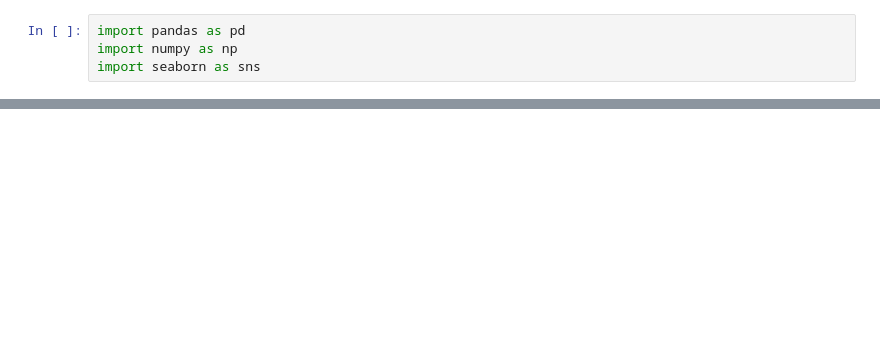
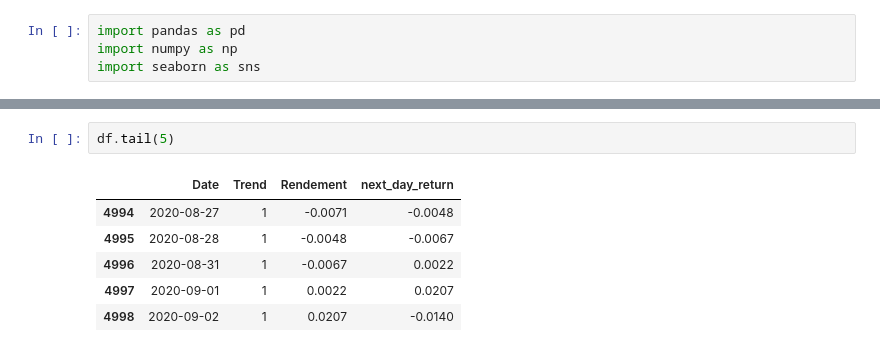
Before and after one commit to caladriusllc-code/caladrius-ml-learn, a Jupyter notebook: src/main.ipynb, the cells around one changed output, grey strips where cells are left out. Drawn from its saved outputs; the diff is of its cells as text; blank space fills up the shorter version.

```diff
--- a/src/main.ipynb
+++ b/src/main.ipynb
@@ -133,0 +89,9 @@ data.to_csv("data_prepared.csv")
+# %%
+df.tail(5)
+# %% [output]
+|  | Date | Trend | Rendement | next_day_return |
+| 4994 | 2020-08-27 | 1 | -0.0071 | -0.0048 |
+| 4995 | 2020-08-28 | 1 | -0.0048 | -0.0067 |
+| 4996 | 2020-08-31 | 1 | -0.0067 | 0.0022 |
+| 4997 | 2020-09-01 | 1 | 0.0022 | 0.0207 |
+| 4998 | 2020-09-02 | 1 | 0.0207 | -0.0140 |
```
Also changed, not shown: parts of 13 cells of this notebook, 1 other file.
